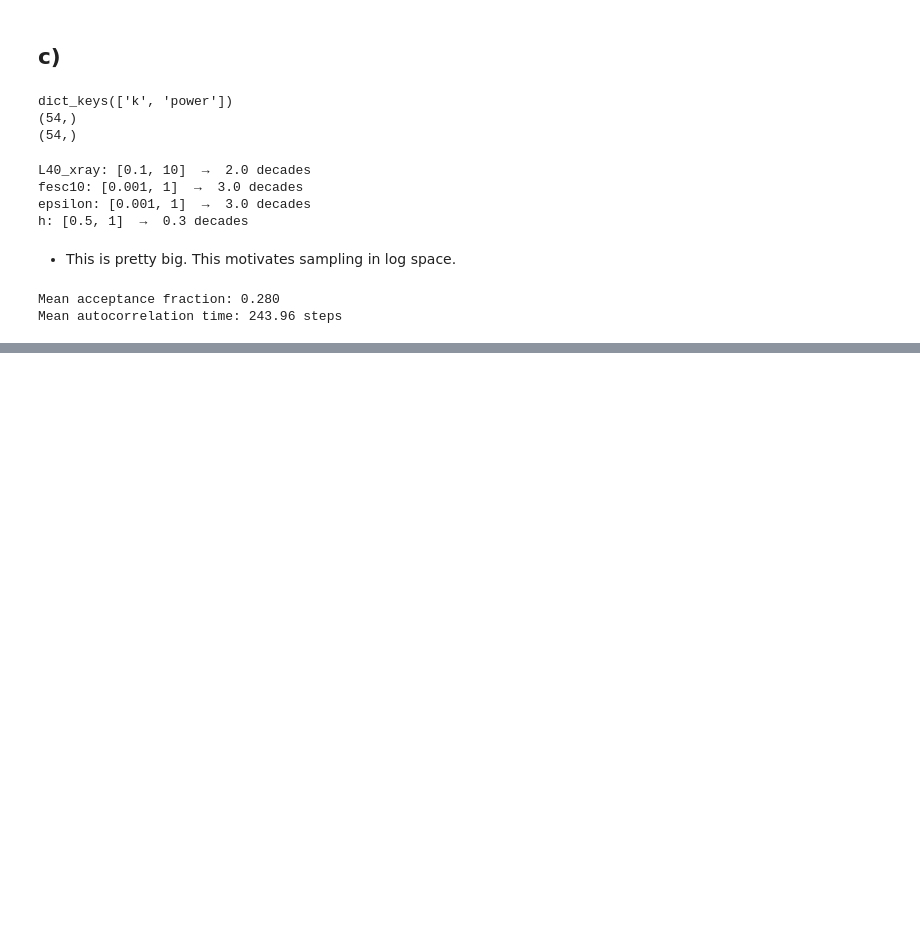
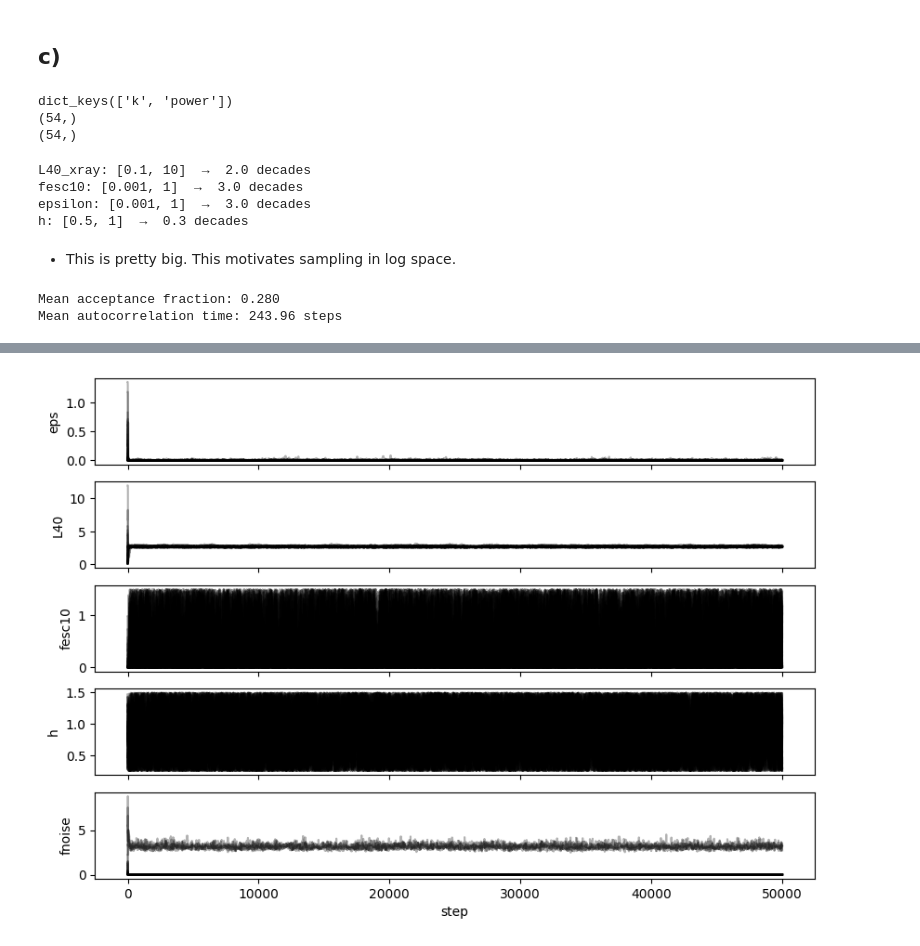
Before and after one commit to JoeyWee1/Machine-Learning-Enhanced-Inference-of-the-21-cm-Power-Spectrum-at-Cosmic-Dawn, a Jupyter notebook: ML_inference.ipynb, the cells around one changed output, grey strips where cells are left out. Drawn from its saved outputs; the diff is of its cells as text; code cells hidden in the pictures; blank space fills up the shorter version.

```diff
--- a/ML_inference.ipynb
+++ b/ML_inference.ipynb
@@ -454,0 +493,5 @@ FileNotFoundError: [Errno 2] No such file or directory: 'thinned_chain.npy'
+# %%
+from helpers.convergence_tests import trace_plot
+trace_plot(unthinned_chain)
+# %% [output]
+[figure, added]
```
Also changed, not shown: parts of 6 cells of this notebook, 7 other files.
